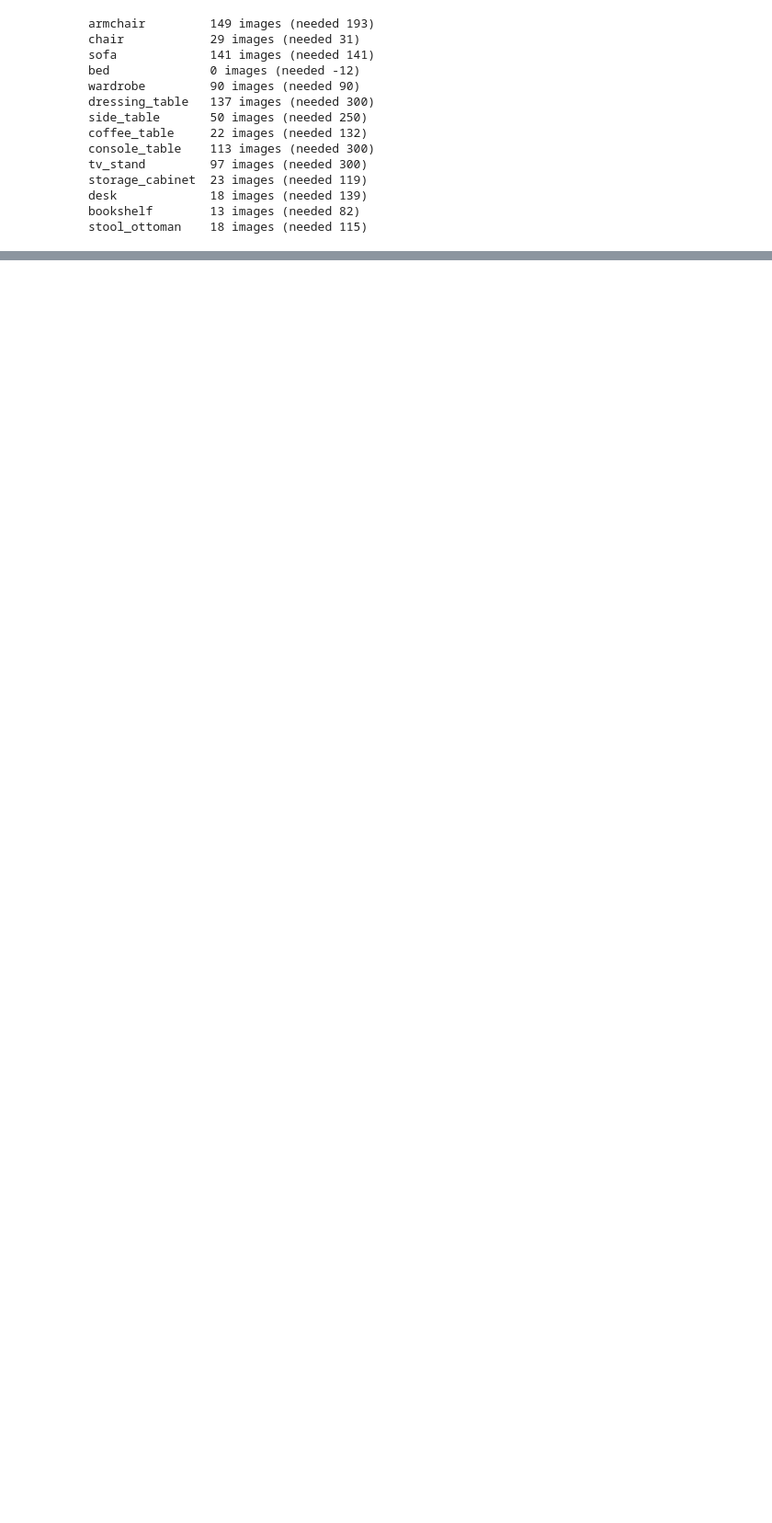
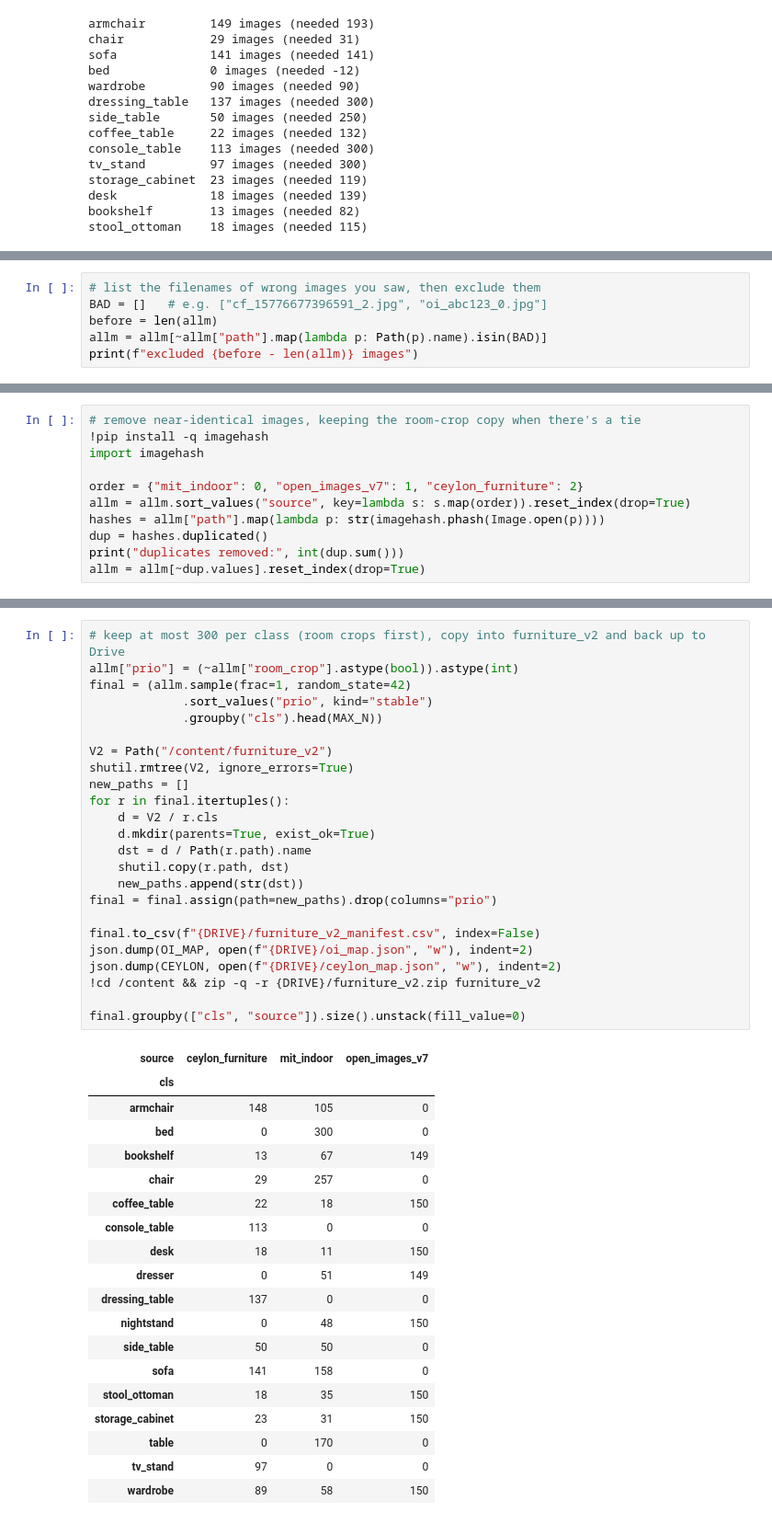
Before and after one commit to Abish-Devcraft/DSGP-GRP11-SPATIUM, a Jupyter notebook: notebooks/02_enrichment.ipynb, the cells around one changed output, grey strips where cells are left out. Shown at 92% size. Saved outputs shown, nothing was run; the diff lists cells and outputs as text; blank space fills up the shorter version.

```diff
--- a/notebooks/02_enrichment.ipynb
+++ b/notebooks/02_enrichment.ipynb
@@ -206,0 +230,6 @@ stool_ottoman    18 images (needed 115)
+# %%
+# list the filenames of wrong images you saw, then exclude them
+BAD = []   # e.g. ["cf_15776677396591_2.jpg", "oi_abc123_0.jpg"]
+before = len(allm)
+allm = allm[~allm["path"].map(lambda p: Path(p).name).isin(BAD)]
+print(f"excluded {before - len(allm)} images")
@@ -206,0 +238,11 @@ stool_ottoman    18 images (needed 115)
+# %%
+# remove near-identical images, keeping the room-crop copy when there's a tie
+!pip install -q imagehash
+import imagehash
+
+order = {"mit_indoor": 0, "open_images_v7": 1, "ceylon_furniture": 2}
+allm = allm.sort_values("source", key=lambda s: s.map(order)).reset_index(drop=True)
+hashes = allm["path"].map(lambda p: str(imagehash.phash(Image.open(p))))
+dup = hashes.duplicated()
+print("duplicates removed:", int(dup.sum()))
+allm = allm[~dup.values].reset_index(drop=True)
@@ -206,0 +251,44 @@ stool_ottoman    18 images (needed 115)
+# %%
+# keep at most 300 per class (room crops first), copy into furniture_v2 and back up to Drive
+allm["prio"] = (~allm["room_crop"].astype(bool)).astype(int)
+final = (allm.sample(frac=1, random_state=42)
+             .sort_values("prio", kind="stable")
+             .groupby("cls").head(MAX_N))
+
+V2 = Path("/content/furniture_v2")
+shutil.rmtree(V2, ignore_errors=True)
+new_paths = []
+for r in final.itertuples():
+    d = V2 / r.cls
+    d.mkdir(parents=True, exist_ok=True)
+    dst = d / Path(r.path).name
+    shutil.copy(r.path, dst)
+    new_paths.append(str(dst))
+final = final.assign(path=new_paths).drop(columns="prio")
+
+final.to_csv(f"{DRIVE}/furniture_v2_manifest.csv", index=False)
+json.dump(OI_MAP, open(f"{DRIVE}/oi_map.json", "w"), indent=2)
+json.dump(CEYLON, open(f"{DRIVE}/ceylon_map.json", "w"), indent=2)
+!cd /content && zip -q -r {DRIVE}/furniture_v2.zip furniture_v2
+
+final.groupby(["cls", "source"]).size().unstack(fill_value=0)
+# %% [output]
+| source | ceylon_furniture | mit_indoor | open_images_v7 |
+| cls |  |  |  |
+| armchair | 148 | 105 | 0 |
+| bed | 0 | 300 | 0 |
+| bookshelf | 13 | 67 | 149 |
+| chair | 29 | 257 | 0 |
+| coffee_table | 22 | 18 | 150 |
+| console_table | 113 | 0 | 0 |
+| desk | 18 | 11 | 150 |
+| dresser | 0 | 51 | 149 |
+| dressing_table | 137 | 0 | 0 |
+| nightstand | 0 | 48 | 150 |
+| side_table | 50 | 50 | 0 |
+| sofa | 141 | 158 | 0 |
+| stool_ottoman | 18 | 35 | 150 |
+| storage_cabinet | 23 | 31 | 150 |
+| table | 0 | 170 | 0 |
+| tv_stand | 97 | 0 | 0 |
+| wardrobe | 89 | 58 | 150 |
```
Also changed, not shown: parts of 3 cells of this notebook.
